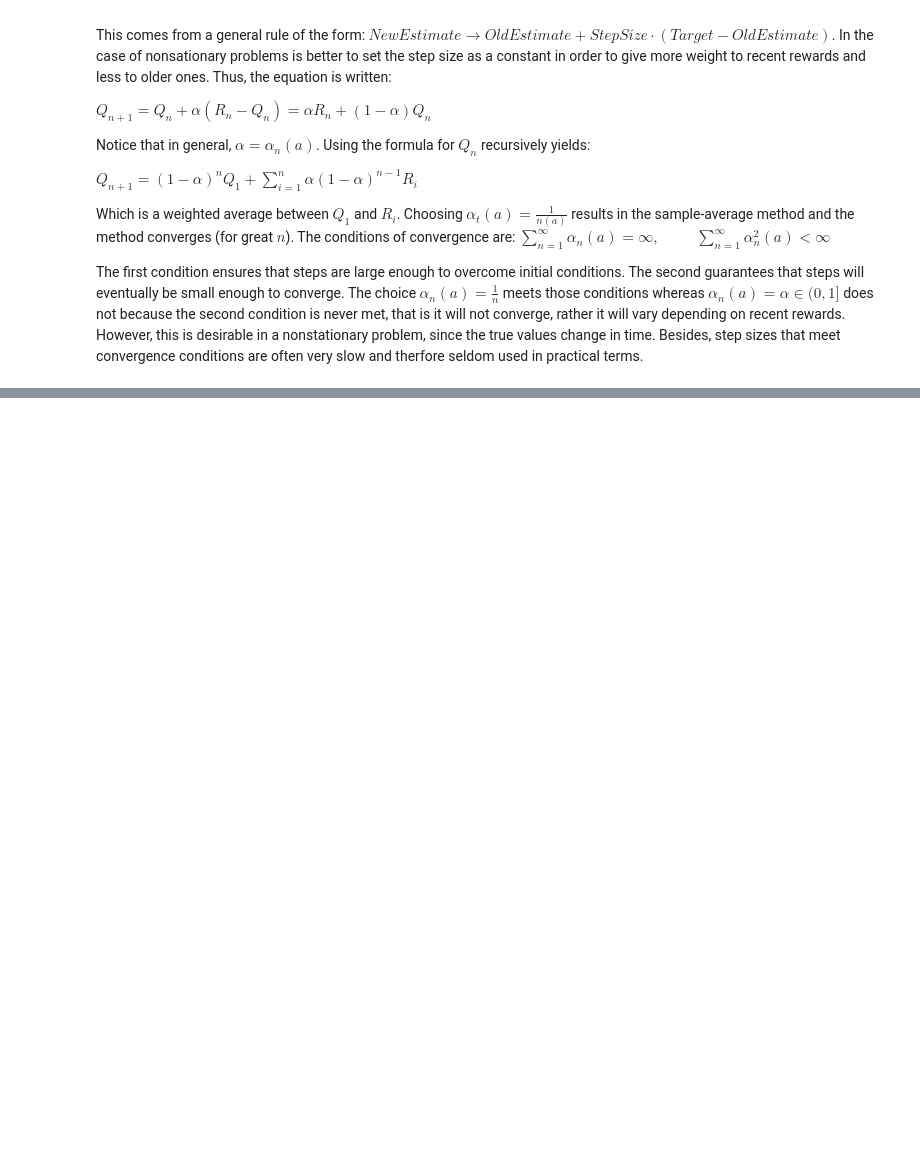
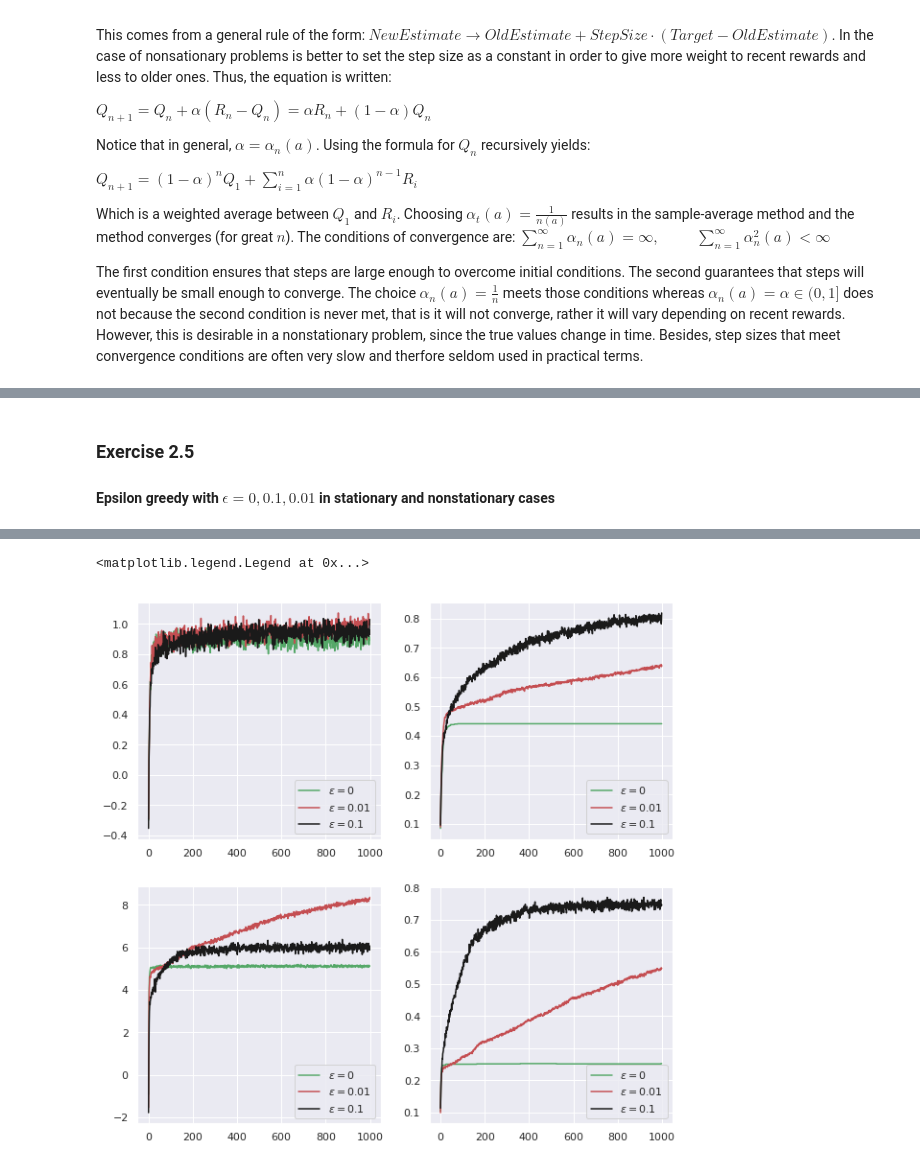
Before and after one commit to igonzalezperez/Reinforcement-Learning, a Jupyter notebook: k_armed_bandits.ipynb, the cells around one changed output, grey strips where cells are left out. Saved outputs shown, nothing was run; the diff lists cells and outputs as text; code cells hidden in the pictures; blank space fills up the shorter version.

```diff
--- a/k_armed_bandits.ipynb
+++ b/k_armed_bandits.ipynb
@@ -243,0 +235,39 @@ The first condition ensures that steps are large enough to overcome initial cond
+# %% [markdown]
+### Exercise 2.5
+#### Epsilon greedy with $\epsilon = 0, 0.1, 0.01$ in stationary and nonstationary cases
+# %%
+steps = 1000
+iterations = 1000
+
+stationary = True
+rwd_1s, err_1s = test_1.train(steps = steps, iterations = iterations,stationary = stationary)
+rwd_2s, err_2s = test_2.train(steps = steps, iterations = iterations, stationary = stationary)
+rwd_3s, err_3s = test_3.train(steps = steps, iterations = iterations, stationary = stationary)
+
+stationary = False
+rwd_1ns, err_1ns = test_1.train(steps = steps, iterations = iterations, stationary = stationary)
+rwd_2ns, err_2ns = test_2.train(steps = steps, iterations = iterations, stationary = stationary)
+rwd_3ns, err_3ns = test_3.train(steps = steps, iterations = iterations, stationary = stationary)
+
+fig, ax = plt.subplots(2,2, figsize = (10,10))
+
+ax[0,0].plot(rwd_1s, 'g', label = r'$\epsilon = 0$')
+ax[0,0].plot(rwd_2s, 'r', label = r'$\epsilon = 0.01$')
+ax[0,0].plot(rwd_3s, 'k', label = r'$\epsilon = 0.1$')
+ax[0,0].legend()
+
+ax[0,1].plot(err_1s, 'g', label = r'$\epsilon = 0$')
+ax[0,1].plot(err_2s, 'r', label = r'$\epsilon = 0.01$')
+ax[0,1].plot(err_3s, 'k', label = r'$\epsilon = 0.1$')
+ax[0,1].legend()
+
+ax[1,0].plot(rwd_1ns, 'g', label = r'$\epsilon = 0$')
+ax[1,0].plot(rwd_2ns, 'r', label = r'$\epsilon = 0.01$')
+ax[1,0].plot(rwd_3ns, 'k', label = r'$\epsilon = 0.1$')
+ax[1,0].legend()
+
+ax[1,1].plot(err_1ns, 'g', label = r'$\epsilon = 0$')
+ax[1,1].plot(err_2ns, 'r', label = r'$\epsilon = 0.01$')
+ax[1,1].plot(err_3ns, 'k', label = r'$\epsilon = 0.1$')
+ax[1,1].legend()
+# %% [output]
@@ -243,0 +280,2 @@ The first condition ensures that steps are large enough to overcome initial cond
+<matplotlib.legend.Legend at 0x...>
+[figure, added]
```
Also changed, not shown: parts of 19 cells of this notebook.
